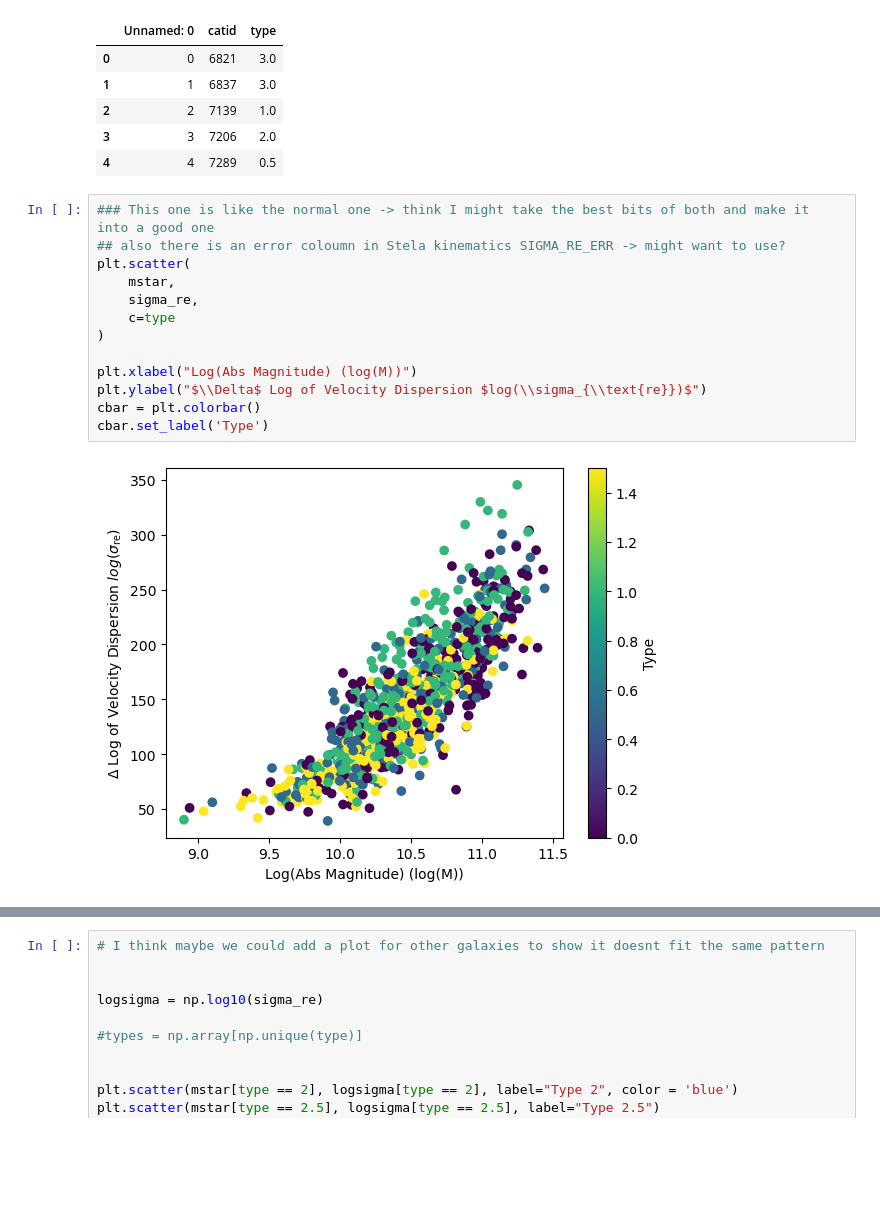
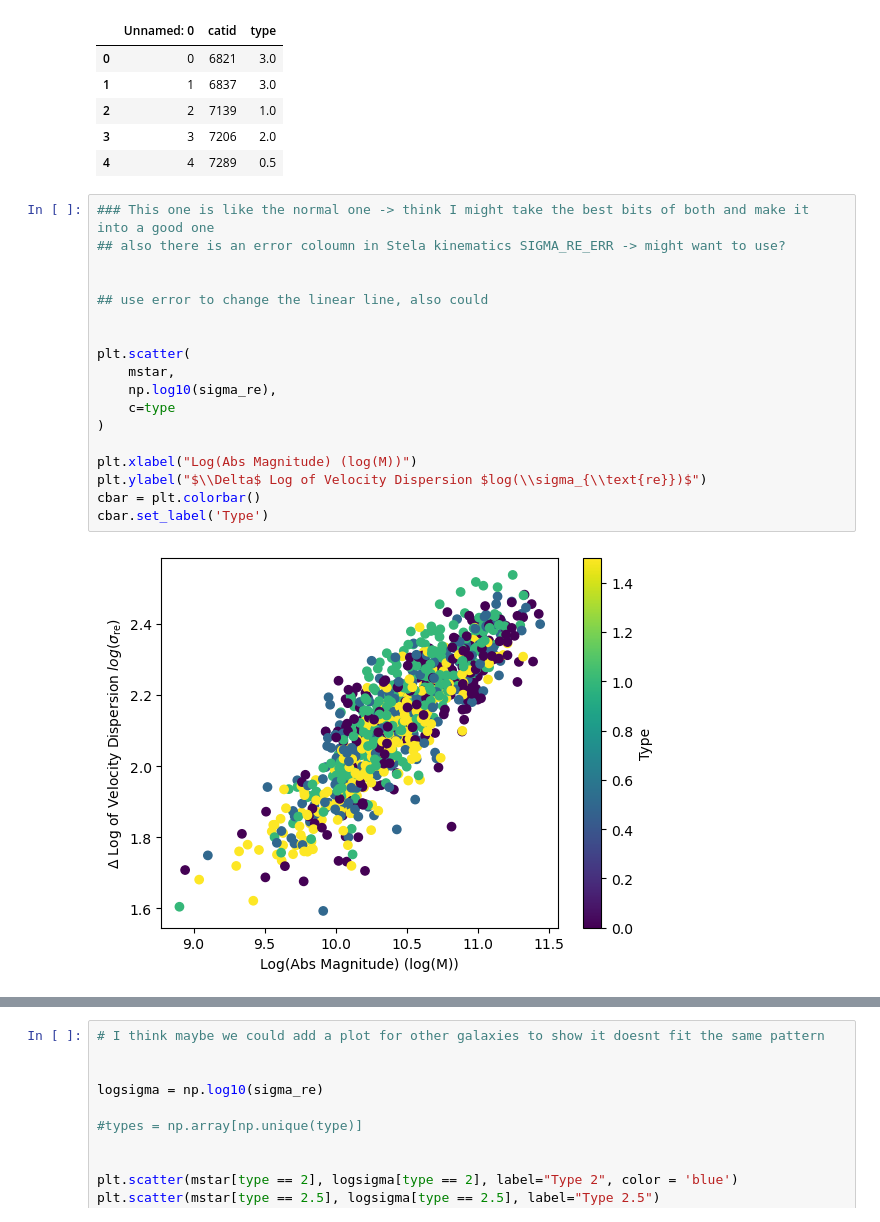
Before and after one commit to lina-pp/PHYS3116_Group3, a Jupyter notebook: Faber-Jackson.ipynb, the cells around one changed output, grey strips where cells are left out. Saved outputs shown, nothing was run; the diff lists cells and outputs as text; blank space fills up the shorter version.

```diff
--- a/Faber-Jackson.ipynb
+++ b/Faber-Jackson.ipynb
@@ -144,18 +144,23 @@ VM.head()
 # %%
 ### This one is like the normal one -> think I might take the best bits of both and make it into a good one
 ## also there is an error coloumn in Stela kinematics SIGMA_RE_ERR -> might want to use?
+
+
+## use error to change the linear line, also could
+
+
 plt.scatter(
     mstar,
-    sigma_re,
+    np.log10(sigma_re),
     c=type
 )
 
 plt.xlabel("Log(Abs Magnitude) (log(M))")
 plt.ylabel("$\\Delta$ Log of Velocity Dispersion $log(\\sigma_{\\text{re}})$")
 cbar = plt.colorbar()
 cbar.set_label('Type')
 # %% [output]
-[figure, old version]
+[figure, new version]
 # %%
 skiprow, catid, type, sigma_re, mstar = np.loadtxt('cleaned_data_all.txt', unpack=True)
 
```
Also changed, not shown: parts of 3 cells of this notebook.
